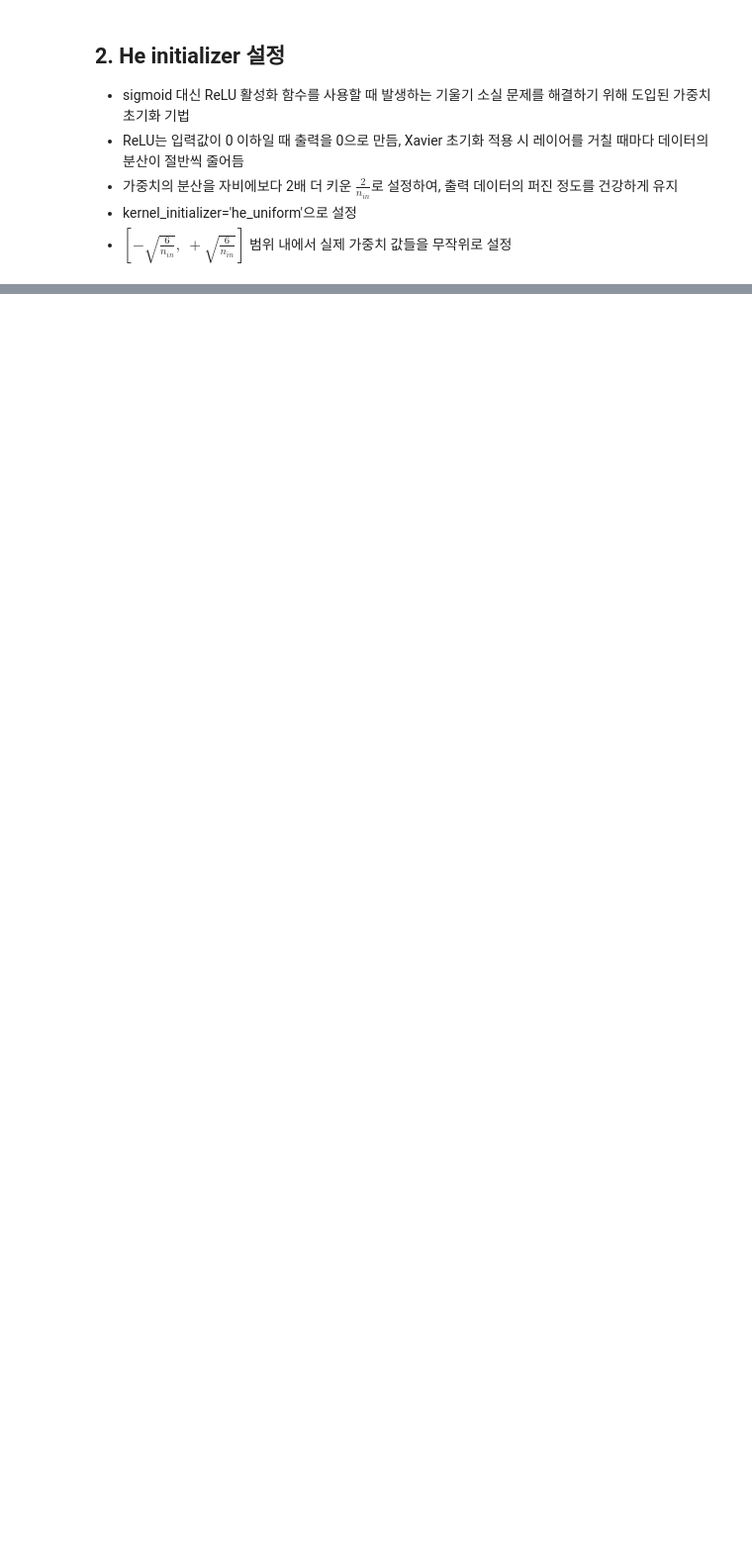
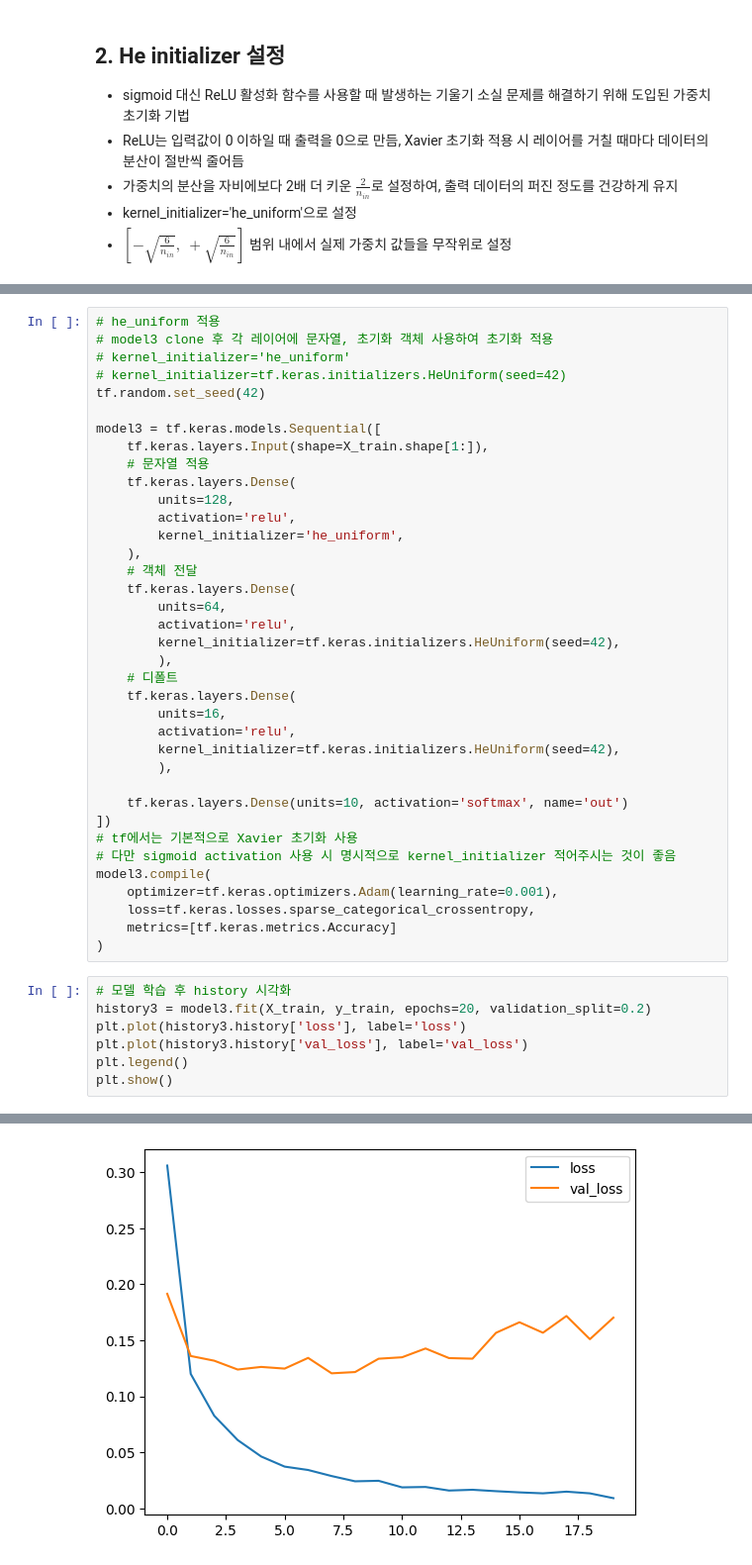
Before and after one commit to overgroove/samsung_lecture, a Jupyter notebook: 03_DL_weight_initialization.ipynb, the cells around one changed output, grey strips where cells are left out. Shown at 99% size. Cells and saved outputs as stored; diff of their text form; blank space fills up the shorter version.

```diff
--- a/03_DL_weight_initialization.ipynb
+++ b/03_DL_weight_initialization.ipynb
@@ -101,0 +207,45 @@ a: 경계값 즉, -a ~ +a 까지의 범위값
+# %%
+# he_uniform 적용
+# model3 clone 후 각 레이어에 문자열, 초기화 객체 사용하여 초기화 적용
+# kernel_initializer='he_uniform'
+# kernel_initializer=tf.keras.initializers.HeUniform(seed=42)
+tf.random.set_seed(42)
+
+model3 = tf.keras.models.Sequential([
+    tf.keras.layers.Input(shape=X_train.shape[1:]),
+    # 문자열 적용
+    tf.keras.layers.Dense(
+        units=128,
+        activation='relu',
+        kernel_initializer='he_uniform',
+    ),
+    # 객체 전달
+    tf.keras.layers.Dense(
+        units=64,
+        activation='relu',
+        kernel_initializer=tf.keras.initializers.HeUniform(seed=42),
+        ),
+    # 디폴트
+    tf.keras.layers.Dense(
+        units=16,
+        activation='relu',
+        kernel_initializer=tf.keras.initializers.HeUniform(seed=42),
+        ),
+
+    tf.keras.layers.Dense(units=10, activation='softmax', name='out')
+])
+# tf에서는 기본적으로 Xavier 초기화 사용
+# 다만 sigmoid activation 사용 시 명시적으로 kernel_initializer 적어주시는 것이 좋음
+model3.compile(
+    optimizer=tf.keras.optimizers.Adam(learning_rate=0.001),
+    loss=tf.keras.losses.sparse_categorical_crossentropy,
+    metrics=[tf.keras.metrics.Accuracy]
+)
+# %%
+# 모델 학습 후 history 시각화
+history3 = model3.fit(X_train, y_train, epochs=20, validation_split=0.2)
+plt.plot(history3.history['loss'], label='loss')
+plt.plot(history3.history['val_loss'], label='val_loss')
+plt.legend()
+plt.show()
+# %% [output]
@@ -101,0 +269 @@ a: 경계값 즉, -a ~ +a 까지의 범위값
+[figure, added]
```
Also changed, not shown: parts of 19 cells of this notebook.
